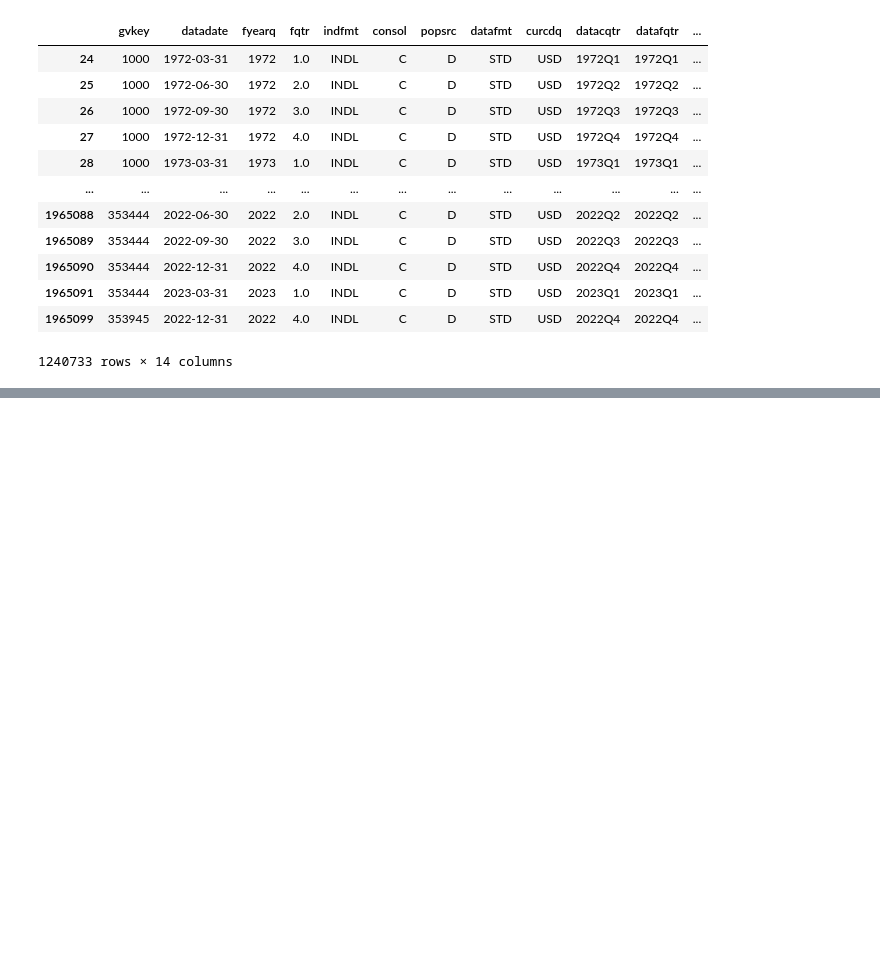
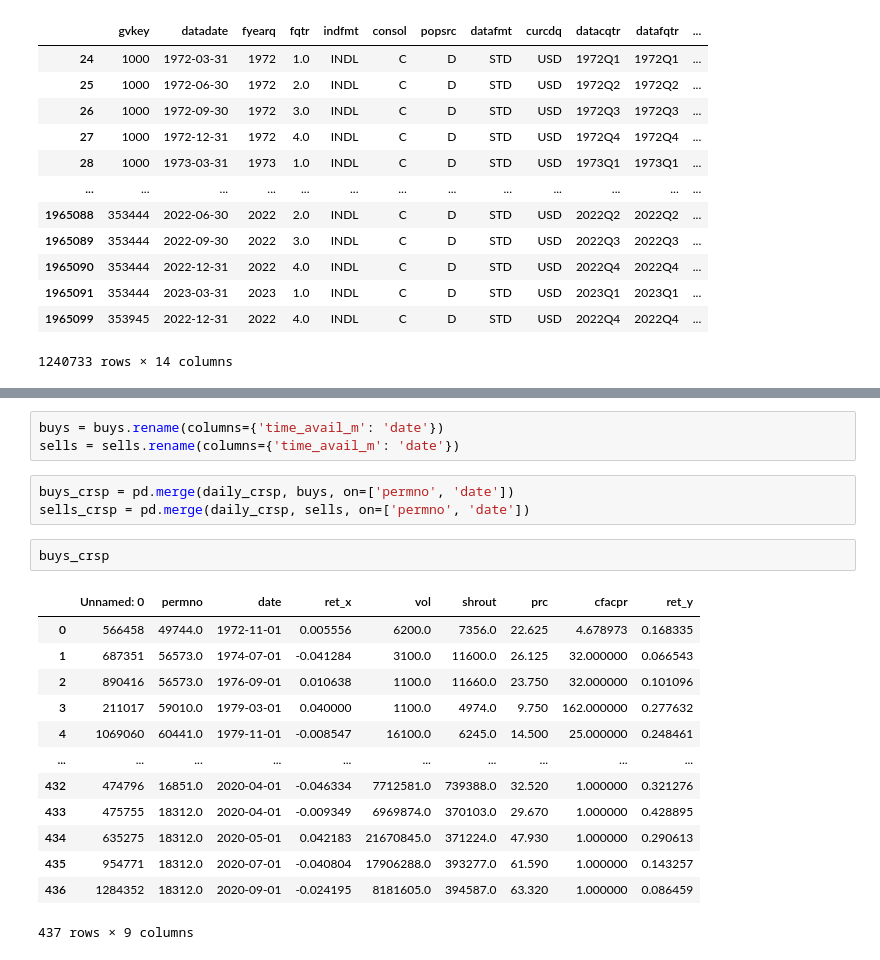
Before and after one commit to itsNH98/mixed_momentum, a Jupyter notebook: code/mixed_momentum.ipynb, the cells around one changed output, grey strips where cells are left out. Saved outputs shown, nothing was run; the diff lists cells and outputs as text; blank space fills up the shorter version.

```diff
--- a/code/mixed_momentum.ipynb
+++ b/code/mixed_momentum.ipynb
@@ -159,0 +210,22 @@ lo['sue_high'] =
+# %%
+buys = buys.rename(columns={'time_avail_m': 'date'})
+sells = sells.rename(columns={'time_avail_m': 'date'})
+# %%
+buys_crsp = pd.merge(daily_crsp, buys, on=['permno', 'date'])
+sells_crsp = pd.merge(daily_crsp, sells, on=['permno', 'date'])
+# %%
+buys_crsp
+# %% [output]
+|  | Unnamed: 0 | permno | date | ret_x | vol | shrout | prc | cfacpr | ret_y |
+| 0 | 566458 | 49744.0 | 1972-11-01 | 0.005556 | 6200.0 | 7356.0 | 22.625 | 4.678973 | 0.168335 |
+| 1 | 687351 | 56573.0 | 1974-07-01 | -0.041284 | 3100.0 | 11600.0 | 26.125 | 32.000000 | 0.066543 |
+| 2 | 890416 | 56573.0 | 1976-09-01 | 0.010638 | 1100.0 | 11660.0 | 23.750 | 32.000000 | 0.101096 |
+| 3 | 211017 | 59010.0 | 1979-03-01 | 0.040000 | 1100.0 | 4974.0 | 9.750 | 162.000000 | 0.277632 |
+| 4 | 1069060 | 60441.0 | 1979-11-01 | -0.008547 | 16100.0 | 6245.0 | 14.500 | 25.000000 | 0.248461 |
+| ... | ... | ... | ... | ... | ... | ... | ... | ... | ... |
+| 432 | 474796 | 16851.0 | 2020-04-01 | -0.046334 | 7712581.0 | 739388.0 | 32.520 | 1.000000 | 0.321276 |
+| 433 | 475755 | 18312.0 | 2020-04-01 | -0.009349 | 6969874.0 | 370103.0 | 29.670 | 1.000000 | 0.428895 |
+| 434 | 635275 | 18312.0 | 2020-05-01 | 0.042183 | 21670845.0 | 371224.0 | 47.930 | 1.000000 | 0.290613 |
+| 435 | 954771 | 18312.0 | 2020-07-01 | -0.040804 | 17906288.0 | 393277.0 | 61.590 | 1.000000 | 0.143257 |
+| 436 | 1284352 | 18312.0 | 2020-09-01 | -0.024195 | 8181605.0 | 394587.0 | 63.320 | 1.000000 | 0.086459 |
+437 rows × 9 columns
```
Also changed, not shown: parts of 42 cells of this notebook.
